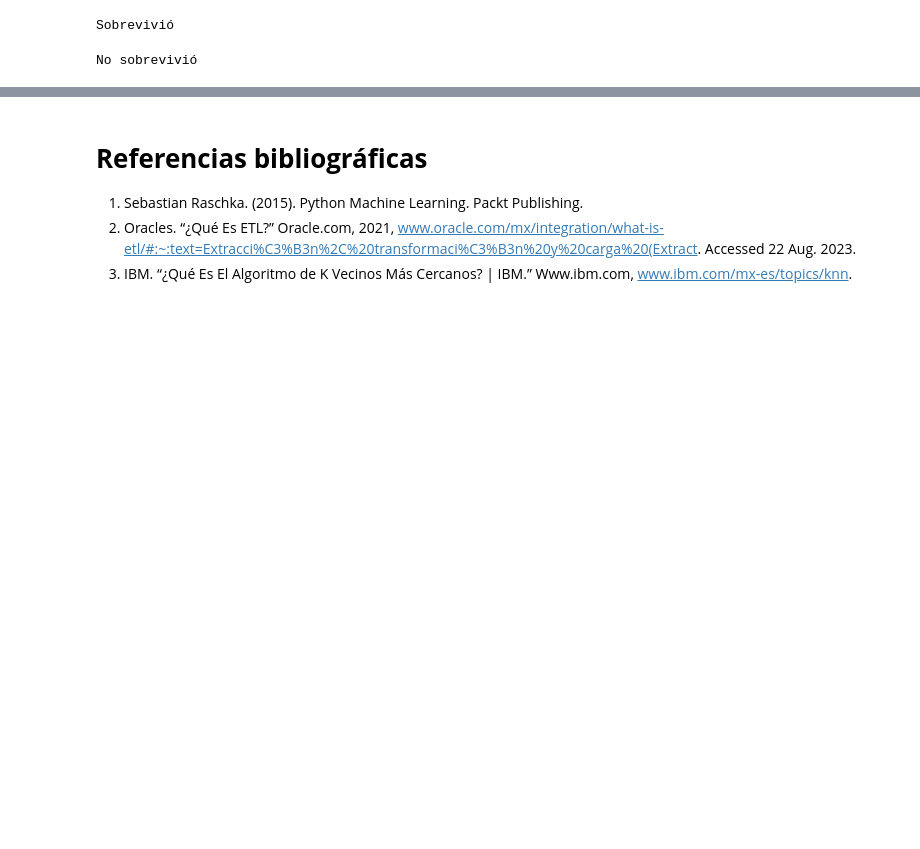
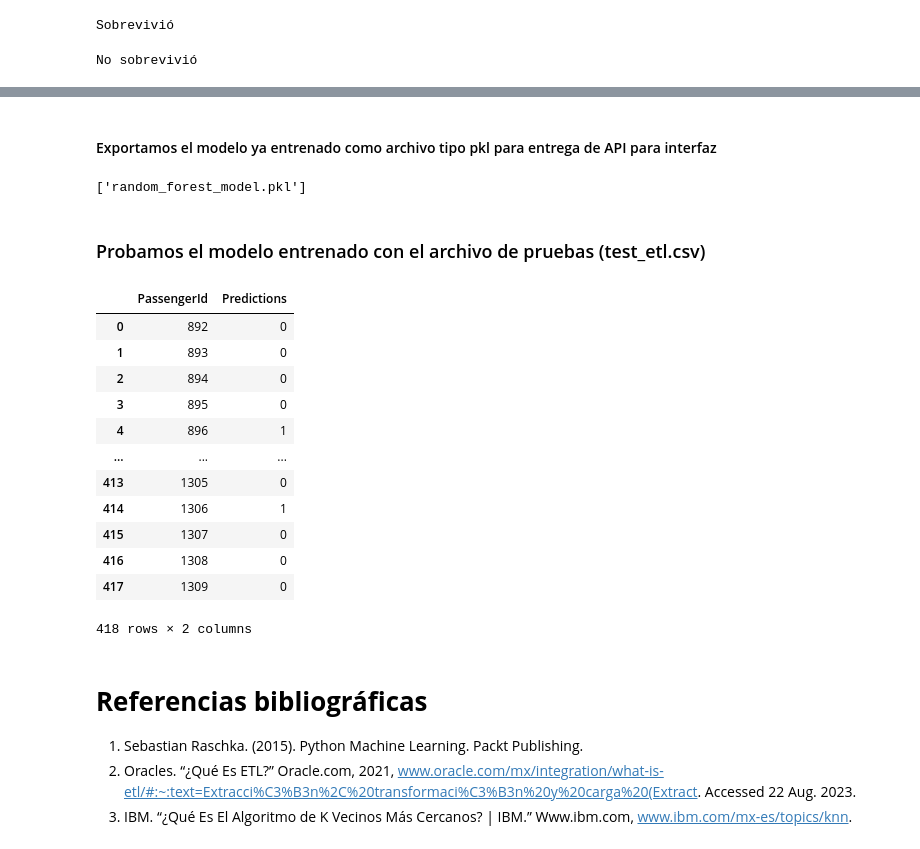
Before and after one commit to ArturoGarzaTec/TC3006C.101, a Jupyter notebook: Final/Solucion/Evidencia05/ReporteFinal_Equipo7.ipynb, the cells around one changed output, grey strips where cells are left out. Drawn from its saved outputs; the diff is of its cells as text; code cells hidden in the pictures; blank space fills up the shorter version.

```diff
--- a/Final/Solucion/Evidencia05/ReporteFinal_Equipo7.ipynb
+++ b/Final/Solucion/Evidencia05/ReporteFinal_Equipo7.ipynb
@@ -2332,3 +2289,34 @@ No sobrevivió
+# %% [markdown]
+#### Exportamos el modelo ya entrenado como archivo tipo pkl para entrega de API para interfaz
+# %%
+joblib.dump(modeloRandomForestConf, 'random_forest_model.pkl')
+# %% [output]
+['random_forest_model.pkl']
+# %% [markdown]
+### Probamos el modelo entrenado con el archivo de pruebas (test_etl.csv)
+# %%
+testing_df = test_df.drop("PassengerId", axis=1)
+passenger_ids_df = test_df["PassengerId"]
+
+predictions = modeloRandomForestConf.predict(testing_df).tolist()
+predictions_df = pd.DataFrame(predictions, columns=["Predictions"])
+
+final_predictions = pd.concat([passenger_ids_df, predictions_df], axis=1)
+final_predictions
+# %% [output]
+|  | PassengerId | Predictions |
+| 0 | 892 | 0 |
+| 1 | 893 | 0 |
+| 2 | 894 | 0 |
+| 3 | 895 | 0 |
+| 4 | 896 | 1 |
+| ... | ... | ... |
+| 413 | 1305 | 0 |
+| 414 | 1306 | 1 |
+| 415 | 1307 | 0 |
+| 416 | 1308 | 0 |
+| 417 | 1309 | 0 |
+418 rows × 2 columns
 # %% [markdown]
 # **Referencias bibliográficas**
 
```
Also changed, not shown: parts of 44 cells of this notebook, 1 other file.
